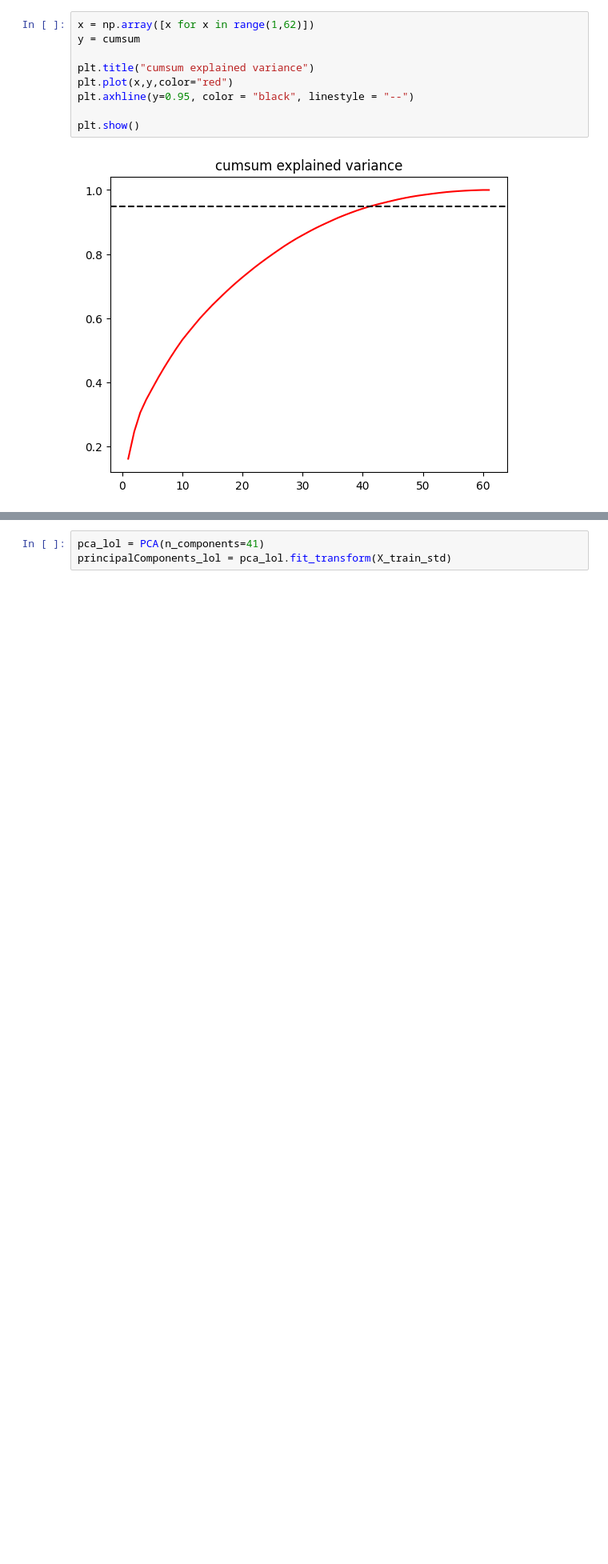
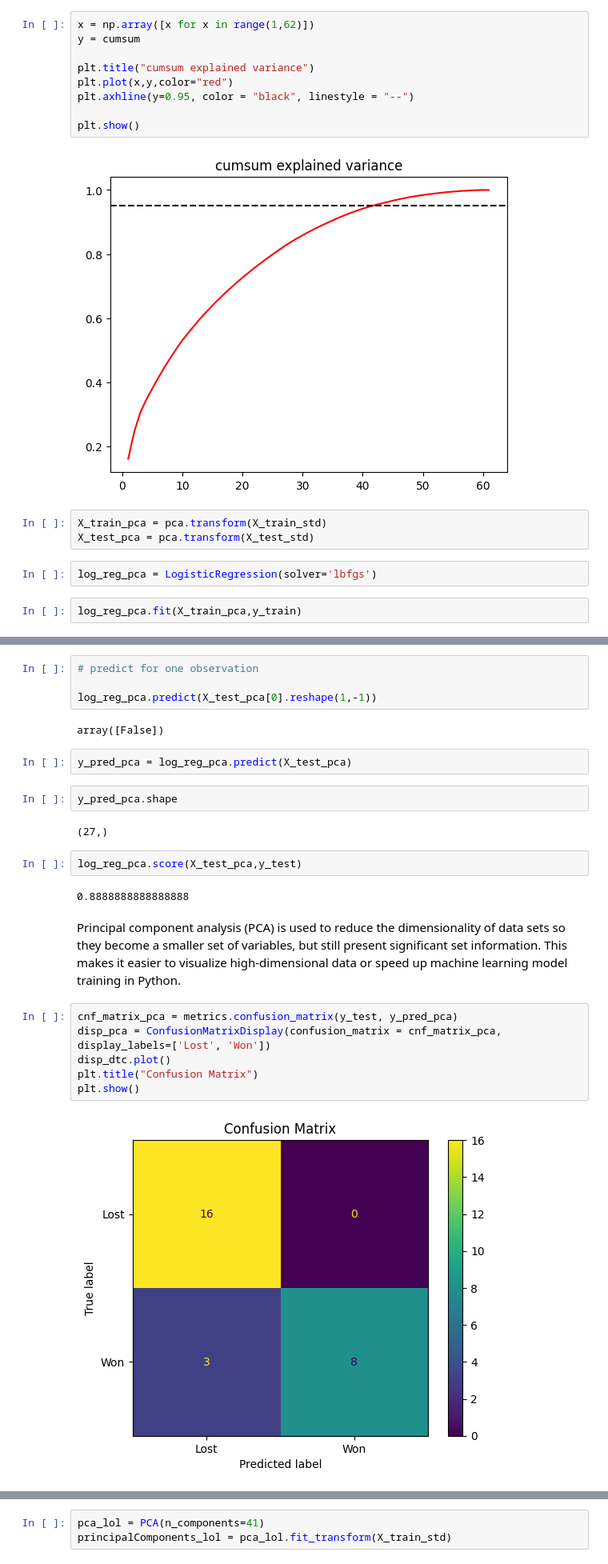
Before and after one commit to ChristopherE-crypto/riot_stuff, a Jupyter notebook: main_clean.ipynb, the cells around one changed output, grey strips where cells are left out. Shown at 80% size. Cells and saved outputs as stored; diff of their text form; blank space fills up the shorter version.

```diff
--- a/main_clean.ipynb
+++ b/main_clean.ipynb
@@ -504,3 +517,10 @@ plt.axhline(y=0.95, color = "black", linestyle = "--")
 plt.show()
 # %% [output]
 [figure]
+# %%
+X_train_pca = pca.transform(X_train_std)
+X_test_pca = pca.transform(X_test_std)
+# %%
+log_reg_pca = LogisticRegression(solver='lbfgs')
+# %%
+log_reg_pca.fit(X_train_pca,y_train)
@@ -506,0 +549,26 @@ plt.show()
+# %%
+# predict for one observation
+
+log_reg_pca.predict(X_test_pca[0].reshape(1,-1))
+# %% [output]
+array([False])
+# %%
+y_pred_pca = log_reg_pca.predict(X_test_pca)
+# %%
+y_pred_pca.shape
+# %% [output]
+(27,)
+# %%
+log_reg_pca.score(X_test_pca,y_test)
+# %% [output]
+0.8888888888888888
+# %% [markdown]
+Principal component analysis (PCA) is used to reduce the dimensionality of data sets so they become a smaller set of variables, but still present significant set information. This makes it easier to visualize high-dimensional data or speed up machine learning model training in Python.
+# %%
+cnf_matrix_pca = metrics.confusion_matrix(y_test, y_pred_pca)
+disp_pca = ConfusionMatrixDisplay(confusion_matrix = cnf_matrix_pca, display_labels=['Lost', 'Won'])
+disp_dtc.plot()
+plt.title("Confusion Matrix")
+plt.show()
+# %% [output]
+[figure, added]
```
Also changed, not shown: parts of 19 cells of this notebook.
